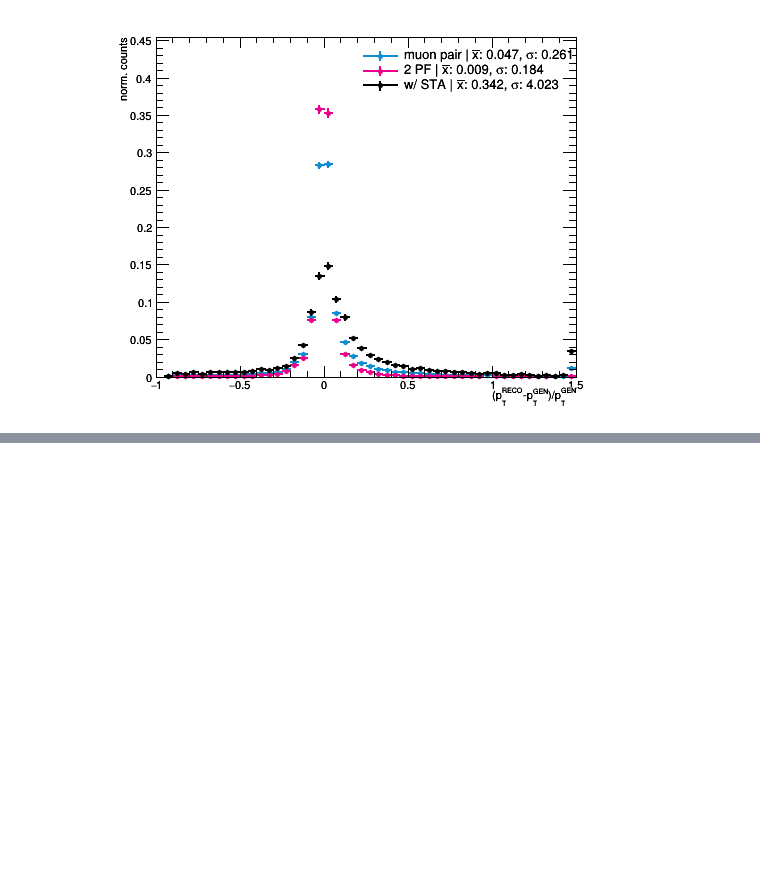
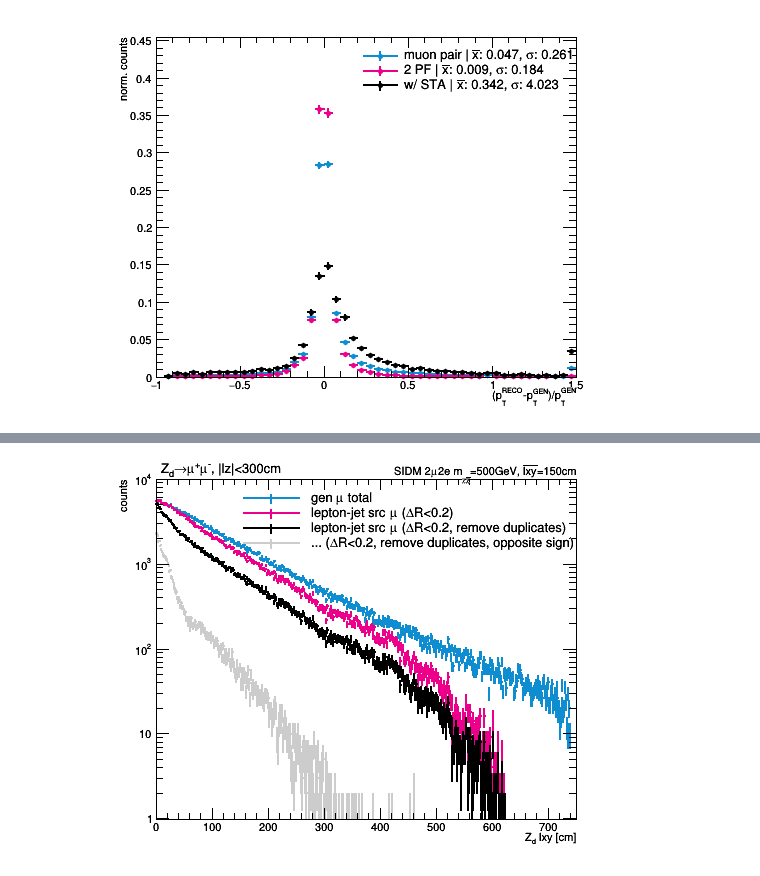
Before and after one commit to jsiado/FireROOT, a Jupyter notebook: Analysis/python/outputs/notebooks/LJRECO__matchmuo.ipynb, the cells around one changed output, grey strips where cells are left out. Cells and saved outputs as stored; diff of their text form; code cells hidden in the pictures; blank space fills up the shorter version.

```diff
--- a/Analysis/python/outputs/notebooks/LJRECO__matchmuo.ipynb
+++ b/Analysis/python/outputs/notebooks/LJRECO__matchmuo.ipynb
@@ -820,0 +894,31 @@ canvas.draw()
+# %%
+canvas.clear()
+
+hs=[dplxy300_both_total, dplxy300_pm_passed, dplxy300_both_passed, dplxy300_both_os_passed]
+for i,h in enumerate(hs):
+    h.color=sigCOLORS[i]
+    h.linewidth=2
+    h.markersize=0.5
+
+draw(hs[:], pad=canvas, logy=True, ylimits=(1,1e4), xtitle='Z_{d} lxy [cm]', ytitle='counts')
+
+leg = Legend(len(hs), margin=0.25, leftmargin=0.15,
+             topmargin=0.03, entrysep=0.01, entryheight=0.03, textsize=14,)
+leg.AddEntry(dplxy300_both_total, 'gen #mu total', 'LEP')
+leg.AddEntry(dplxy300_pm_passed, 'lepton-jet src #mu (#DeltaR<0.2)', 'LEP')
+leg.AddEntry(dplxy300_both_passed, 'lepton-jet src #mu (#DeltaR<0.2, remove duplicates)', 'LEP')
+leg.AddEntry(dplxy300_both_os_passed, '... (#DeltaR<0.2, remove duplicates, opposite sign)', 'LEP')
+# leg.AddEntry(dplxy300_passed_type1, 'PFMu-type lepton-jet', 'LEP')
+# leg.AddEntry(dplxy300_passed_type2, 'DSA-type lepton-jet', 'LEP')
+# leg.AddEntry(dplxy300_passed_2dsa, 'DSA-type lepton-jet (#geq2)', 'LEP')
+leg.Draw()
+
+title = TitleAsLatex('Z_{d}#rightarrow#mu^{+}#mu^{-}, |lz|<300cm')
+title.Draw()
+
+sampletag = LuminosityLabel('SIDM 2#mu2e m_{#chi#bar{#chi}}=500GeV, #bar{lxy}=150cm')
+sampletag.draw()
+
+canvas.draw()
+# %% [output]
+[figure, added]
```
Also changed, not shown: parts of 19 cells of this notebook, 9 other files.
